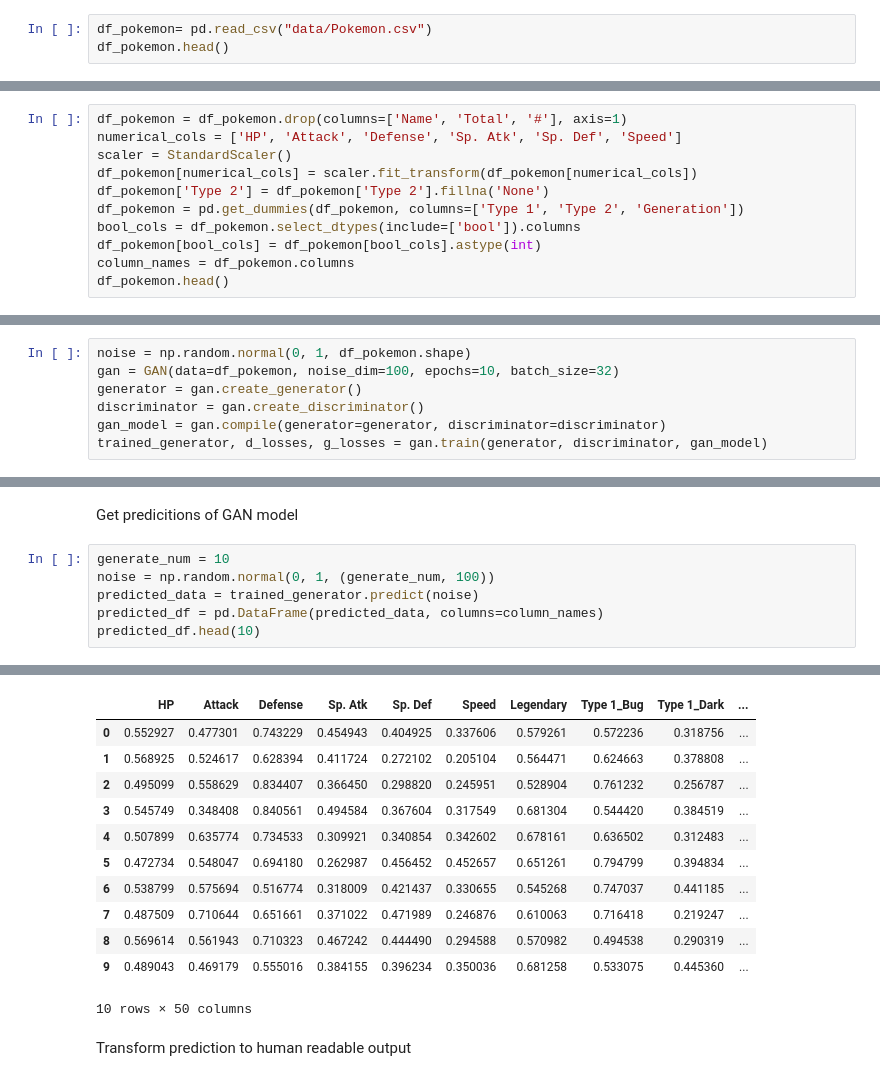
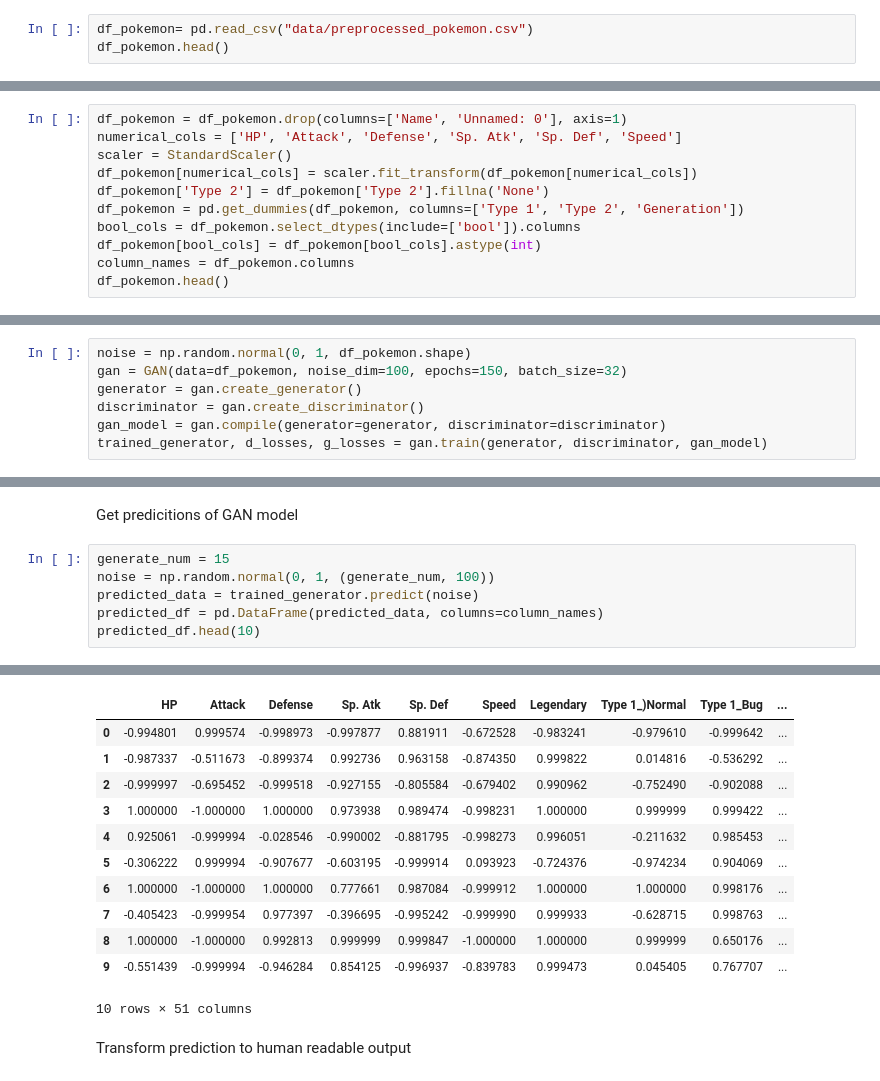
Before and after one commit to mdielacher/Pokemon, a Jupyter notebook: gan.ipynb, the cells around one changed output, grey strips where cells are left out. Cells and saved outputs as stored; diff of their text form.

```diff
--- a/gan.ipynb
+++ b/gan.ipynb
@@ -9,6 +10,6 @@ import matplotlib.pyplot as plt
 # %% [markdown]
 Load dataset
 # %%
-df_pokemon= pd.read_csv("data/Pokemon.csv")
+df_pokemon= pd.read_csv("data/preprocessed_pokemon.csv")
 df_pokemon.head()
 # %% [output]
@@ -21,7 +22,7 @@ df_pokemon.head()
 # %% [markdown]
 Preprocessing
 # %%
-df_pokemon = df_pokemon.drop(columns=['Name', 'Total', '#'], axis=1)
+df_pokemon = df_pokemon.drop(columns=['Name', 'Unnamed: 0'], axis=1)
 numerical_cols = ['HP', 'Attack', 'Defense', 'Sp. Atk', 'Sp. Def', 'Speed']
 scaler = StandardScaler()
 df_pokemon[numerical_cols] = scaler.fit_transform(df_pokemon[numerical_cols])
@@ -43,7 +44,7 @@ df_pokemon.head()
 Train GAN model
 # %%
 noise = np.random.normal(0, 1, df_pokemon.shape)
-gan = GAN(data=df_pokemon, noise_dim=100, epochs=10, batch_size=32)
+gan = GAN(data=df_pokemon, noise_dim=100, epochs=150, batch_size=32)
 generator = gan.create_generator()
 discriminator = gan.create_discriminator()
 gan_model = gan.compile(generator=generator, discriminator=discriminator)
@@ -69,7 +70,7 @@ WARNING:tensorflow:6 out of the last 6 calls to <function TensorFlowTrainer.make
 # %% [markdown]
 Get predicitions of GAN model
 # %%
-generate_num = 10
+generate_num = 15
 noise = np.random.normal(0, 1, (generate_num, 100))
 predicted_data = trained_generator.predict(noise)
 predicted_df = pd.DataFrame(predicted_data, columns=column_names)
@@ -79,15 +80,15 @@ predicted_df.head(10)
-|  | HP | Attack | Defense | Sp. Atk | Sp. Def | Speed | Legendary | Type 1_Bug | Type 1_Dark | ... |
-| 0 | 0.552927 | 0.477301 | 0.743229 | 0.454943 | 0.404925 | 0.337606 | 0.579261 | 0.572236 | 0.318756 | ... |
-| 1 | 0.568925 | 0.524617 | 0.628394 | 0.411724 | 0.272102 | 0.205104 | 0.564471 | 0.624663 | 0.378808 | ... |
-| 2 | 0.495099 | 0.558629 | 0.834407 | 0.366450 | 0.298820 | 0.245951 | 0.528904 | 0.761232 | 0.256787 | ... |
-| 3 | 0.545749 | 0.348408 | 0.840561 | 0.494584 | 0.367604 | 0.317549 | 0.681304 | 0.544420 | 0.384519 | ... |
-| 4 | 0.507899 | 0.635774 | 0.734533 | 0.309921 | 0.340854 | 0.342602 | 0.678161 | 0.636502 | 0.312483 | ... |
-| 5 | 0.472734 | 0.548047 | 0.694180 | 0.262987 | 0.456452 | 0.452657 | 0.651261 | 0.794799 | 0.394834 | ... |
-| 6 | 0.538799 | 0.575694 | 0.516774 | 0.318009 | 0.421437 | 0.330655 | 0.545268 | 0.747037 | 0.441185 | ... |
-| 7 | 0.487509 | 0.710644 | 0.651661 | 0.371022 | 0.471989 | 0.246876 | 0.610063 | 0.716418 | 0.219247 | ... |
-| 8 | 0.569614 | 0.561943 | 0.710323 | 0.467242 | 0.444490 | 0.294588 | 0.570982 | 0.494538 | 0.290319 | ... |
-| 9 | 0.489043 | 0.469179 | 0.555016 | 0.384155 | 0.396234 | 0.350036 | 0.681258 | 0.533075 | 0.445360 | ... |
+|  | HP | Attack | Defense | Sp. Atk | Sp. Def | Speed | Legendary | Type 1_)Normal | Type 1_Bug | ... |
+| 0 | -0.994801 | 0.999574 | -0.998973 | -0.997877 | 0.881911 | -0.672528 | -0.983241 | -0.979610 | -0.999642 | ... |
+| 1 | -0.987337 | -0.511673 | -0.899374 | 0.992736 | 0.963158 | -0.874350 | 0.999822 | 0.014816 | -0.536292 | ... |
+| 2 | -0.999997 | -0.695452 | -0.999518 | -0.927155 | -0.805584 | -0.679402 | 0.990962 | -0.752490 | -0.902088 | ... |
+| 3 | 1.000000 | -1.000000 | 1.000000 | 0.973938 | 0.989474 | -0.998231 | 1.000000 | 0.999999 | 0.999422 | ... |
+| 4 | 0.925061 | -0.999994 | -0.028546 | -0.990002 | -0.881795 | -0.998273 | 0.996051 | -0.211632 | 0.985453 | ... |
+| 5 | -0.306222 | 0.999994 | -0.907677 | -0.603195 | -0.999914 | 0.093923 | -0.724376 | -0.974234 | 0.904069 | ... |
+| 6 | 1.000000 | -1.000000 | 1.000000 | 0.777661 | 0.987084 | -0.999912 | 1.000000 | 1.000000 | 0.998176 | ... |
+| 7 | -0.405423 | -0.999954 | 0.977397 | -0.396695 | -0.995242 | -0.999990 | 0.999933 | -0.628715 | 0.998763 | ... |
+| 8 | 1.000000 | -1.000000 | 0.992813 | 0.999999 | 0.999847 | -1.000000 | 1.000000 | 0.999999 | 0.650176 | ... |
+| 9 | -0.551439 | -0.999994 | -0.946284 | 0.854125 | -0.996937 | -0.839783 | 0.999473 | 0.045405 | 0.767707 | ... |
-10 rows × 50 columns
+10 rows × 51 columns
 # %% [markdown]
 Transform prediction to human readable output
 # %%
```
Also changed, not shown: parts of 10 cells of this notebook, 10 other files.
